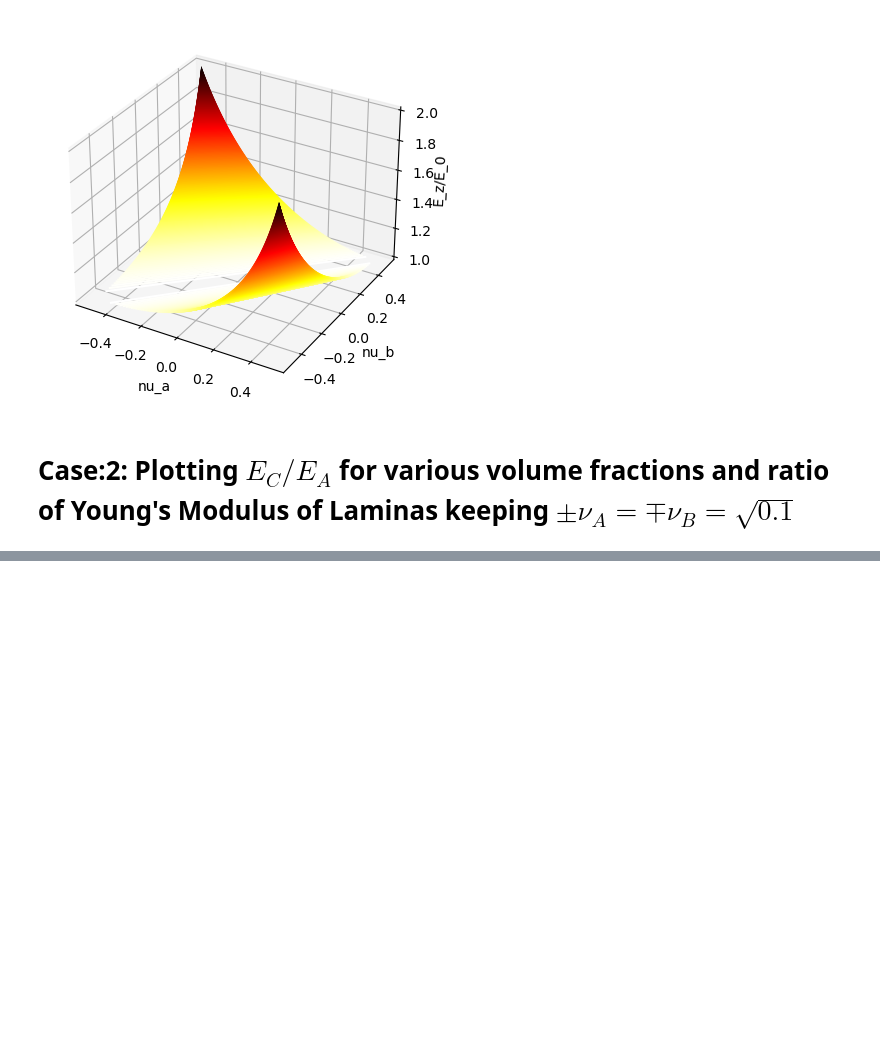
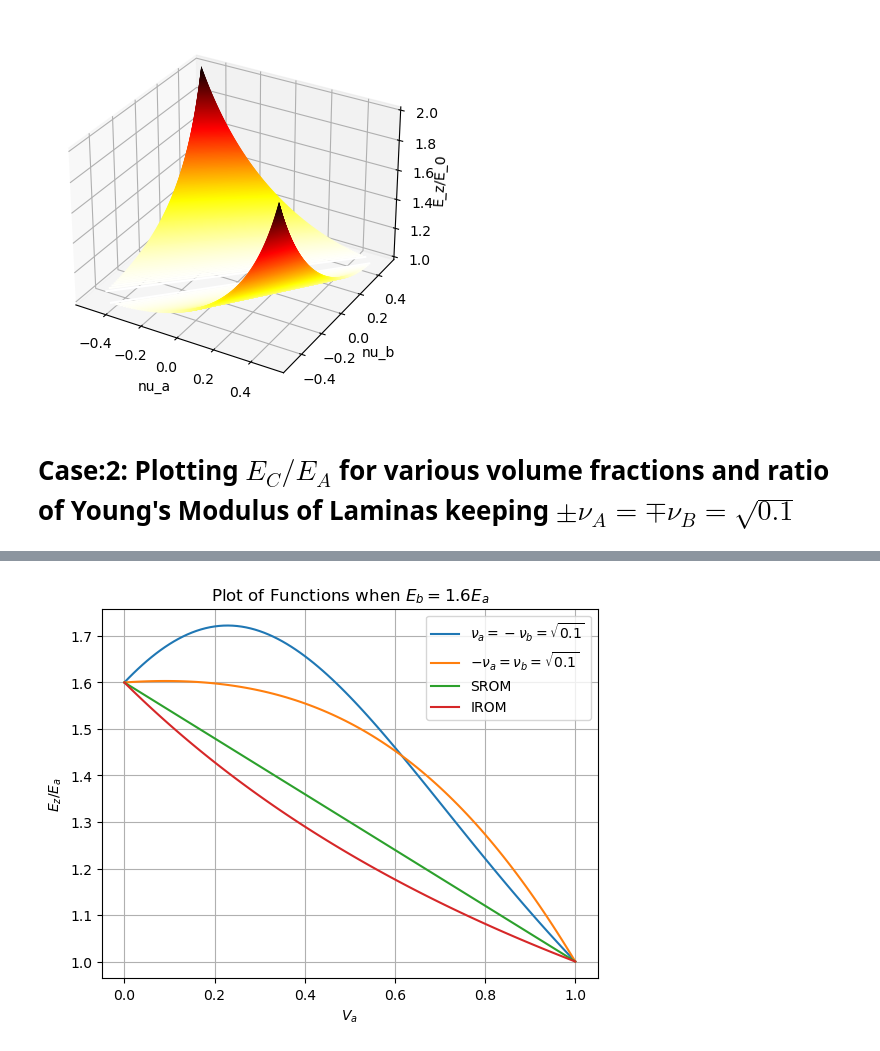
Before and after one commit to hdandecha/MTP, a Jupyter notebook: Out of plane modulus of semi auxetic laminates.ipynb, the cells around one changed output, grey strips where cells are left out. Cells and saved outputs as stored; diff of their text form; code cells hidden in the pictures; blank space fills up the shorter version.

```diff
--- a/Out of plane modulus of semi auxetic laminates.ipynb
+++ b/Out of plane modulus of semi auxetic laminates.ipynb
@@ -192,0 +266,12 @@ $\displaystyle E_{z} = \frac{E_{a} E_{b} \left(- 1.31622776601684 E_{a} V_{A} -
+# %%
+for func,label in zip(plotlist3,labels):
+    plt.plot(X,[func.subs(Va,va_val) for va_val in X],label=label)
+
+plt.xlabel(r'$V_a$')
+plt.ylabel(r'$E_z/E_a$')
+plt.title(r'Plot of Functions when $E_b=1.6E_a$')
+plt.legend()
+plt.grid(True)
+plt.show()
+# %% [output]
+[figure, added]
```
Also changed, not shown: parts of 8 cells of this notebook.
